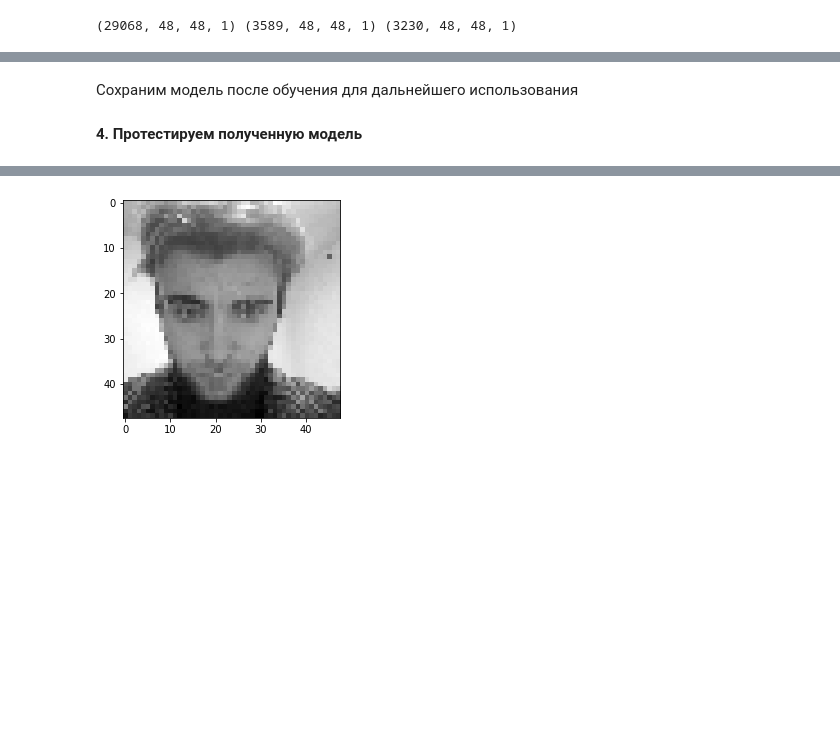
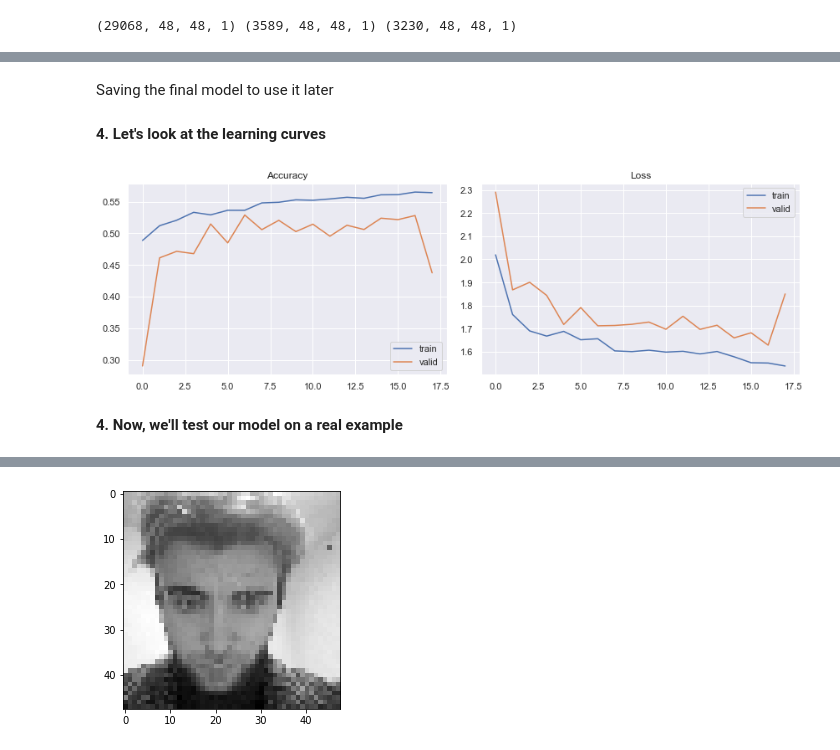
Before and after one commit to nwb2025/computer_vision_homew, a Jupyter notebook: Facial_Emotion_Rec.ipynb, the cells around one changed output, grey strips where cells are left out. Drawn from its saved outputs; the diff is of its cells as text; code cells hidden in the pictures; blank space fills up the shorter version.

```diff
--- a/Facial_Emotion_Rec.ipynb
+++ b/Facial_Emotion_Rec.ipynb
@@ -266,15 +309,16 @@ callback = [
         restore_best_weights=True)
 ]
 # %%
-batch_size = 32 # batch size of 32 performs the best
-epochs = 150
+batch_size = 128 # mini-batch size
+epochs = 200
 
 
-model.fit( X_train, Y_train,
+history = model.fit( X_train, Y_train,
          validation_data = (X_valid, Y_valid),
          epochs = epochs,
          batch_size = batch_size,
          verbose = 1,
          callbacks = callback,
-         shuffle = True)
+         shuffle = True,
+         use_multiprocessing=True)
 # %% [output]
@@ -304,12 +342,33 @@ Epoch 00029: early stopping
-# %% [markdown]
-Сохраним модель после обучения для дальнейшего использования
+# %% [markdown]
+Saving the final model to use it later
 # %%
 model_yaml = model.to_yaml()
 
 with open("fer_model.yaml", "w") as yaml_file:
     yaml_file.write(model_yaml)
-# %% [markdown]
-<b>4. Протестируем полученную модель
+# %% [markdown]
+<b>4. Let's look at the learning curves
+# %%
+sns.set()
+fig = plt.figure(0, (12, 4))
+
+ax = plt.subplot(1, 2, 1)
+sns.lineplot(history.epoch, history.history['accuracy'], label='train')
+sns.lineplot(history.epoch, history.history['val_accuracy'], label='valid')
+plt.title('Accuracy')
+plt.tight_layout()
+
+ax = plt.subplot(1, 2, 2)
+sns.lineplot(history.epoch, history.history['loss'], label='train')
+sns.lineplot(history.epoch, history.history['val_loss'], label='valid')
+plt.title('Loss')
+plt.tight_layout()
+
+plt.show()
+# %% [output]
+[figure, added]
+# %% [markdown]
+<b>4. Now, we'll test our model on a real example
 # %%
 test_true = np.argmax(Y_test, axis=1)
 test_pred = np.argmax(model.predict(X_test), axis=1)
```
Also changed, not shown: parts of 26 cells of this notebook.
